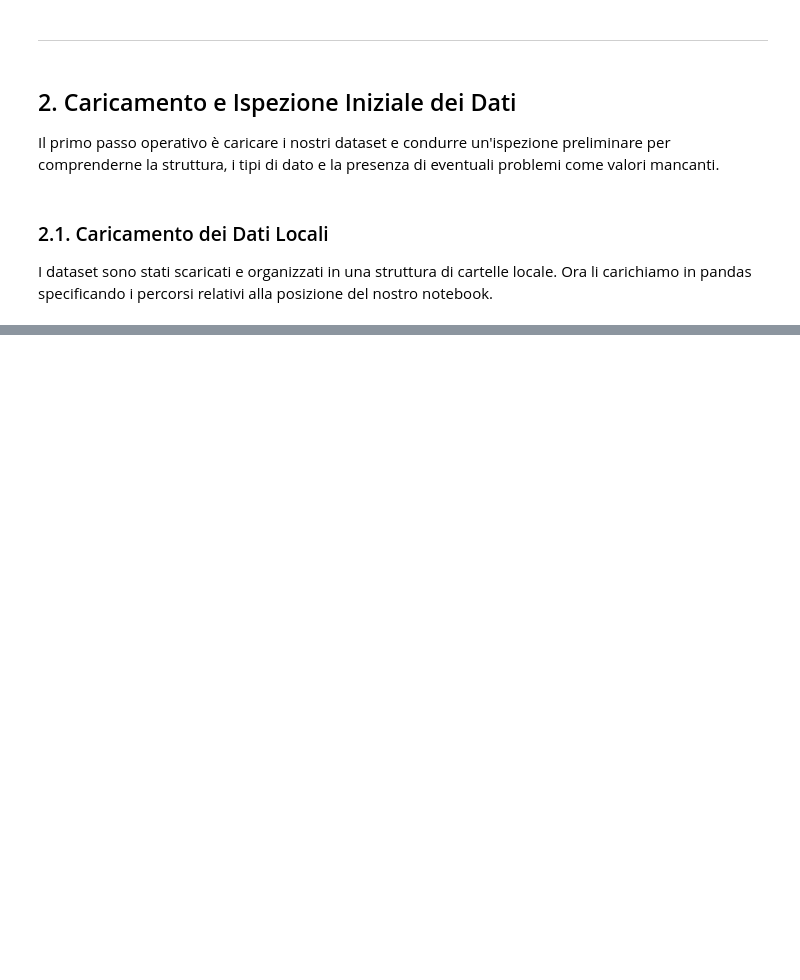
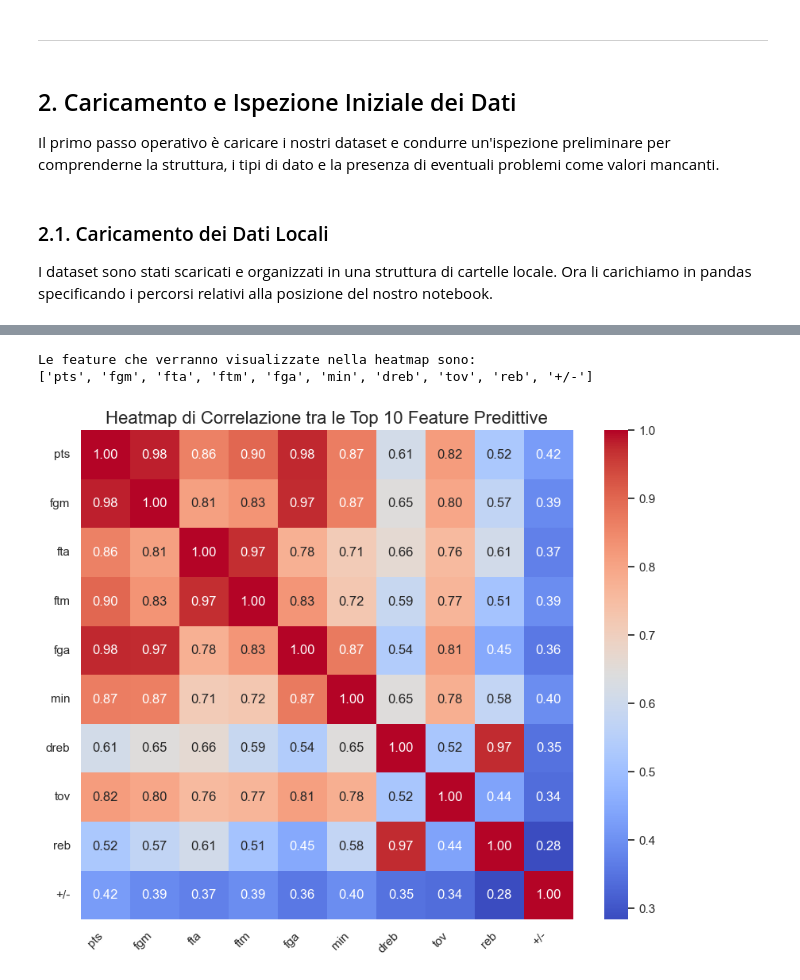
Before and after one commit to alessiobifulco/NBA-Salary-Prediction, a Jupyter notebook: notebook/project.ipynb, the cells around one changed output, grey strips where cells are left out. Cells and saved outputs as stored; diff of their text form; code cells hidden in the pictures; blank space fills up the shorter version.

```diff
--- a/notebook/project.ipynb
+++ b/notebook/project.ipynb
@@ -85,0 +105,12 @@ Prime 5 righe del DataFrame dei Contratti:
+# %%
+if 'avg_salary' not in contracts_df.columns:
+    print("Eseguo la pulizia di base (ridenominazione colonne)...")
+
+    contracts_df.columns = [col.lower().replace(' ', '_').replace('.', '').replace('%', '_prc') for col in contracts_df.columns]
+
+
+    print("✅ Colonne rinominate con successo.")
+    print("\nNuovi nomi:", list(contracts_df.columns))
+
+else:
+    print("✅ Pulizia di base già eseguita. Colonne già rinominate.")
@@ -85,0 +186,31 @@ Prime 5 righe del DataFrame dei Contratti:
+# %%
+numeric_df = contracts_df.select_dtypes(include=np.number)
+
+correlation_matrix = numeric_df.corr()
+
+salary_correlations = correlation_matrix['avg_salary'].sort_values(ascending=False)
+
+n_features = 12
+top_features_with_target = salary_correlations.nlargest(n_features).index
+
+features_for_heatmap = top_features_with_target.drop(['avg_salary', 'total_contract_value'])
+
+print(f"Le feature che verranno visualizzate nella heatmap sono:\n{list(features_for_heatmap)}")
+
+final_corr_matrix = contracts_df[features_for_heatmap].corr()
+
+plt.figure(figsize=(10, 8))
+sns.heatmap(
+    final_corr_matrix,
+    annot=True,
+    cmap='coolwarm',
+    fmt=".2f"
+)
+plt.title(f'Heatmap di Correlazione tra le Top {len(features_for_heatmap)} Feature Predittive', fontsize=16)
+plt.xticks(rotation=45, ha='right')
+plt.yticks(rotation=0)
+plt.show()
+# %% [output]
+Le feature che verranno visualizzate nella heatmap sono:
+['pts', 'fgm', 'fta', 'ftm', 'fga', 'min', 'dreb', 'tov', 'reb', '+/-']
+[figure, added]
```
Also changed, not shown: parts of 47 cells of this notebook, 7 other files.
